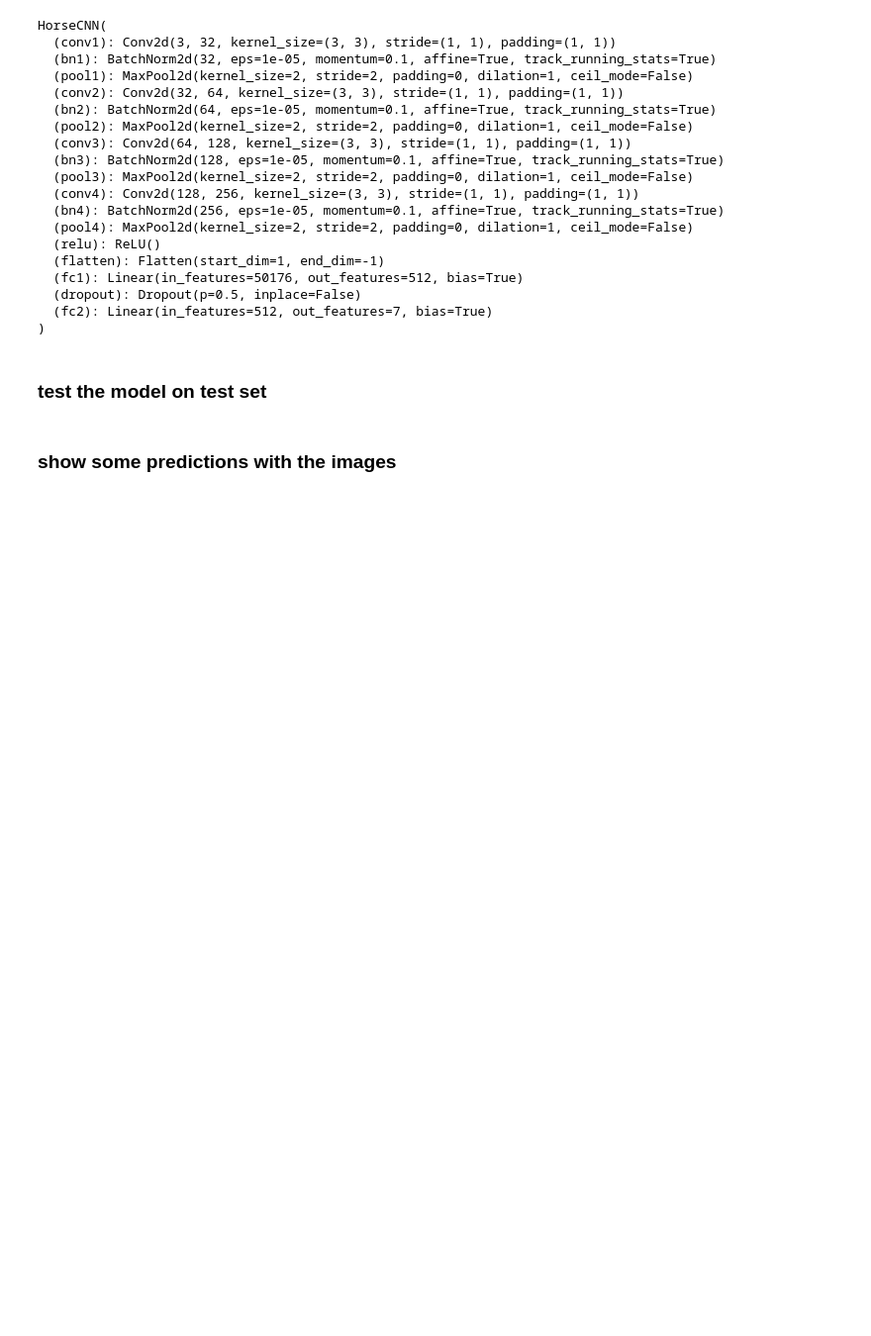
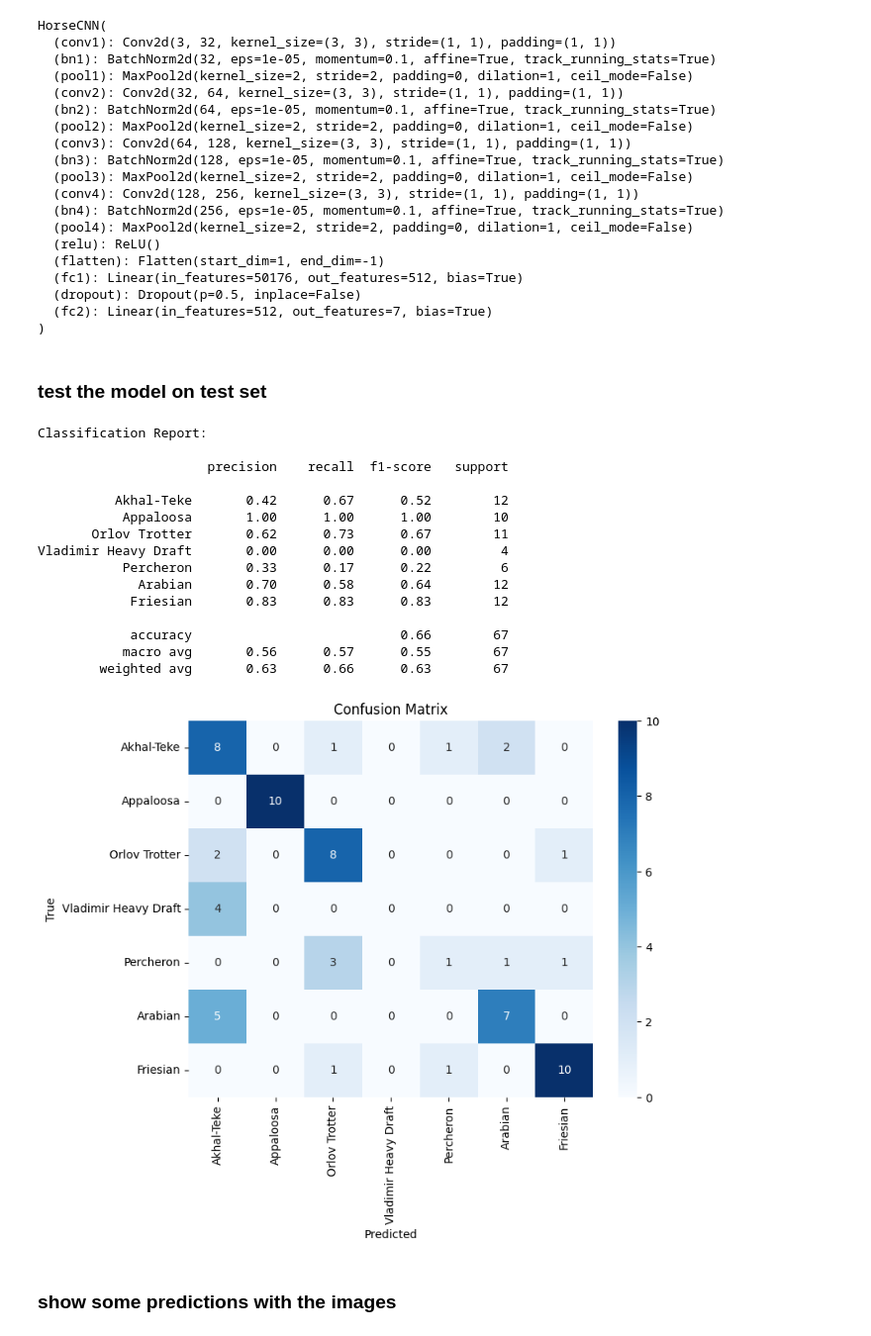
Before and after one commit to Shahad-2mo/Week-4, a Jupyter notebook: W4_DL/horse_classification.ipynb, the cells around one changed output. Shown at 99% size. Saved outputs shown, nothing was run; the diff lists cells and outputs as text; code cells hidden in the pictures; blank space fills up the shorter version.

Commit message:
test the model on test set

```diff
--- a/W4_DL/horse_classification.ipynb
+++ b/W4_DL/horse_classification.ipynb
@@ -372,6 +372,48 @@ HorseCNN(
 )
 # %% [markdown]
 ### test the model on test set
+# %%
+breed_names = ['Akhal-Teke', 'Appaloosa', 'Orlov Trotter',
+               'Vladimir Heavy Draft', 'Percheron', 'Arabian', 'Friesian']
+
+all_preds = []
+all_labels = []
+
+with torch.no_grad():
+    for images, labels in test_loader:
+        images, labels = images.to(device), labels.to(device)
+        outputs = model(images)
+        _, preds = torch.max(outputs, 1)
+        all_preds.extend(preds.cpu().numpy())
+        all_labels.extend(labels.cpu().numpy())
+
+print("Classification Report:\n")
+print(classification_report(all_labels, all_preds, target_names=breed_names))
+
+cm = confusion_matrix(all_labels, all_preds)
+plt.figure(figsize=(8,6))
+sns.heatmap(cm, annot=True, fmt="d", cmap="Blues", xticklabels=breed_names, yticklabels=breed_names)
+plt.xlabel("Predicted")
+plt.ylabel("True")
+plt.title("Confusion Matrix")
+plt.show()
+# %% [output]
+Classification Report:
+
+                      precision    recall  f1-score   support
+
+          Akhal-Teke       0.42      0.67      0.52        12
+           Appaloosa       1.00      1.00      1.00        10
+       Orlov Trotter       0.62      0.73      0.67        11
+Vladimir Heavy Draft       0.00      0.00      0.00         4
+           Percheron       0.33      0.17      0.22         6
+             Arabian       0.70      0.58      0.64        12
+            Friesian       0.83      0.83      0.83        12
+
+            accuracy                           0.66        67
+           macro avg       0.56      0.57      0.55        67
+        weighted avg       0.63      0.66      0.63        67
+[figure, added]
 # %% [markdown]
 ### show some predictions with the images
 # %% [markdown]
```
